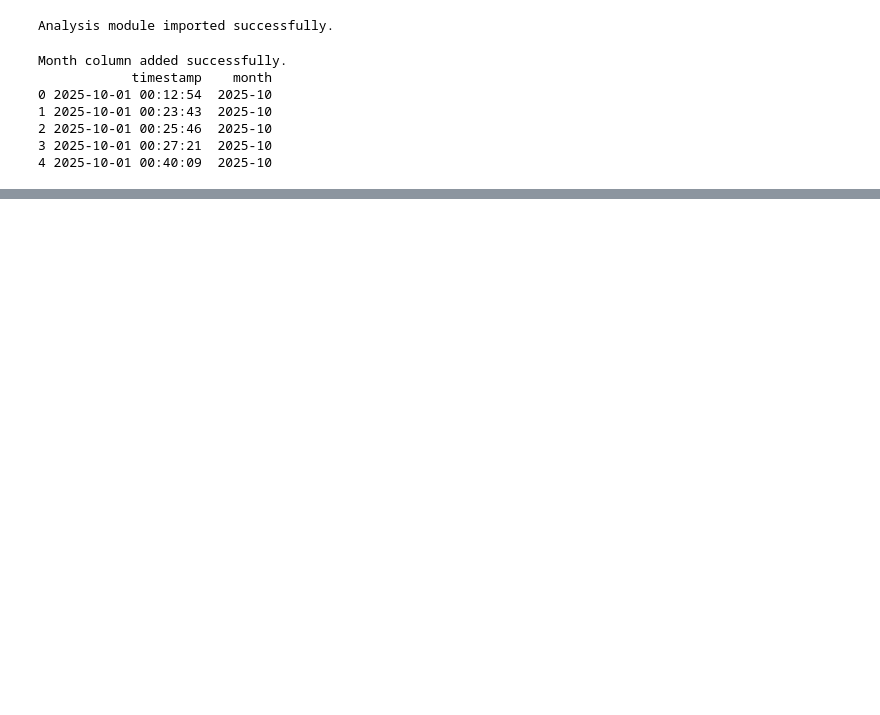
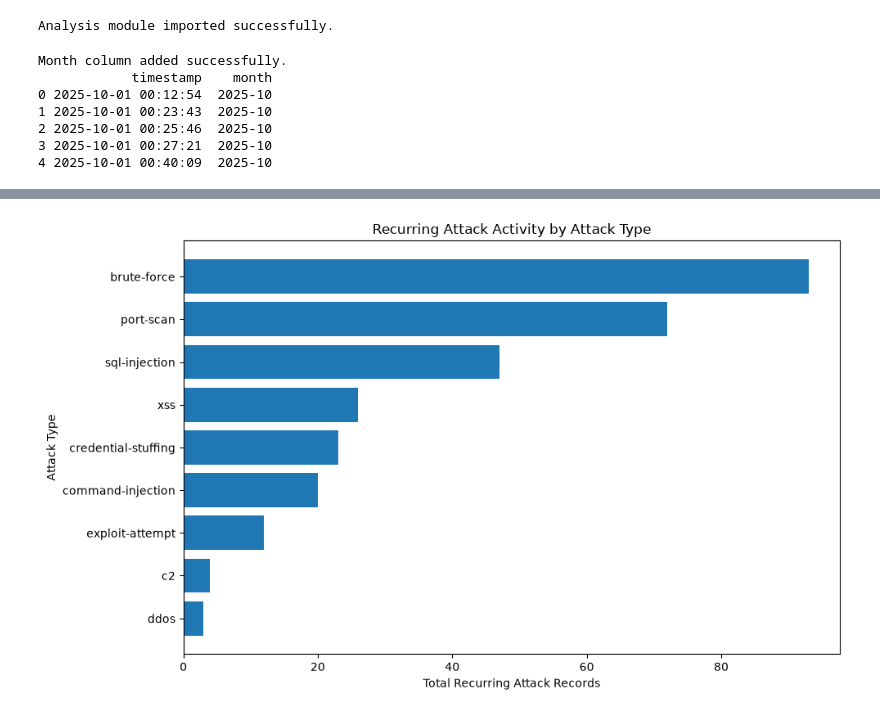
Before and after one commit to NidamanuriBhargav/cybersecurity-ai-threat-detection, a Jupyter notebook: notebooks/01_data_exploration.ipynb, the cells around one changed output, grey strips where cells are left out. Saved outputs shown, nothing was run; the diff lists cells and outputs as text; code cells hidden in the pictures; blank space fills up the shorter version.

```diff
--- a/notebooks/01_data_exploration.ipynb
+++ b/notebooks/01_data_exploration.ipynb
@@ -3381,0 +3701,13 @@ Shape: (10, 20)
+# %%
+# ============================================================
+# APPLY VERIFIED CLUSTER LABELS
+# ============================================================
+
+df_final = df_processed.copy()
+
+# Use the verified DBSCAN labels from the final configuration.
+df_final["cluster"] = verification_labels
+
+print("Final dataset shape:", df_final.shape)
+print("\nCluster distribution:")
+print(df_final["cluster"].value_counts().sort_index())
@@ -3381,0 +4102,23 @@ Shape: (10, 20)
+# %%
+attack_type_plot = (
+    recurring_patterns_final
+    .groupby("attack_type")["total_attacks"]
+    .sum()
+    .sort_values(ascending=True)
+)
+
+plt.figure(figsize=(10, 6))
+
+plt.barh(
+    attack_type_plot.index,
+    attack_type_plot.values
+)
+
+plt.xlabel("Total Recurring Attack Records")
+plt.ylabel("Attack Type")
+plt.title("Recurring Attack Activity by Attack Type")
+
+plt.tight_layout()
+plt.show()
+# %% [output]
+[figure, added]
```
Also changed, not shown: parts of 43 cells of this notebook, 8 other files.
